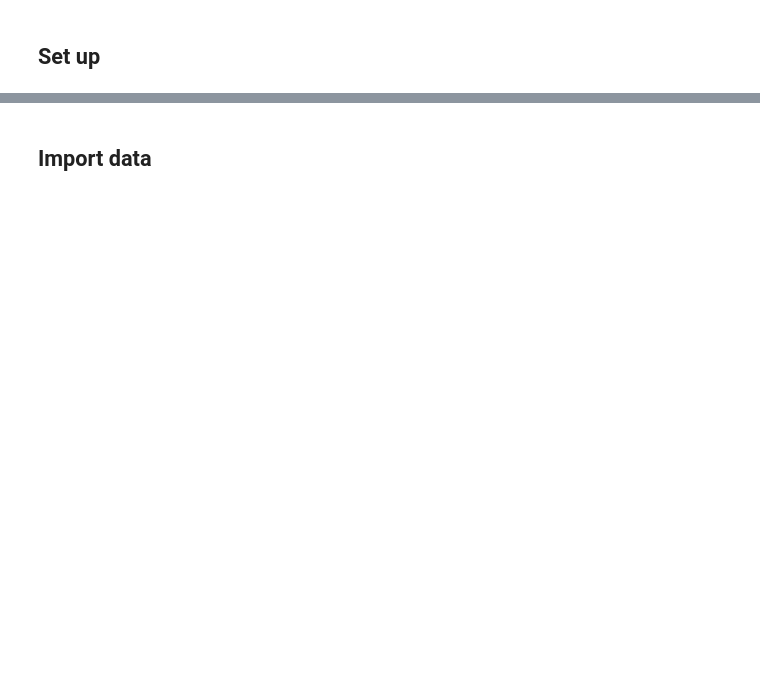
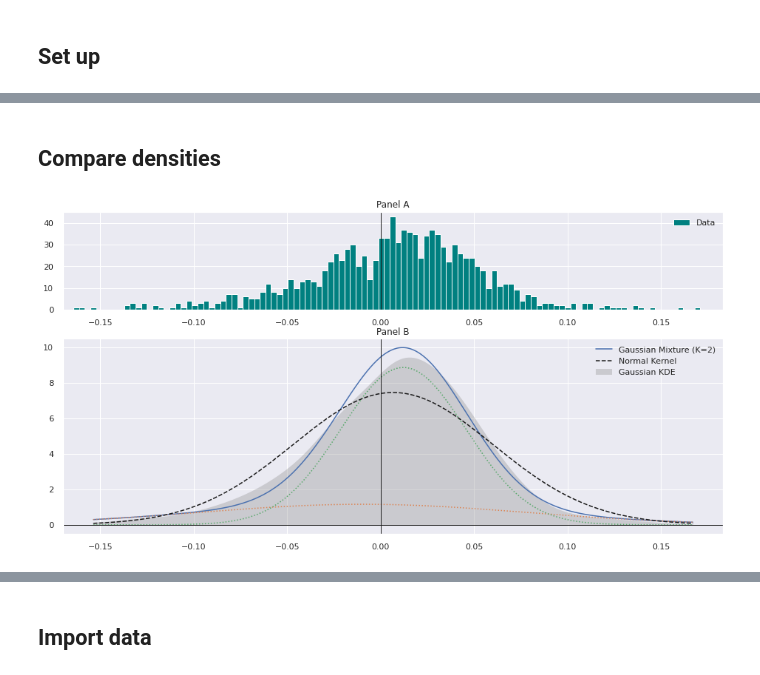
Before and after one commit to felixbrunner/hmm-real-vol, a Jupyter notebook: notebooks/01 - framework_plots.ipynb, the cells around one changed output, grey strips where cells are left out. Cells and saved outputs as stored; diff of their text form; code cells hidden in the pictures; blank space fills up the shorter version.

```diff
--- a/notebooks/01 - framework_plots.ipynb
+++ b/notebooks/01 - framework_plots.ipynb
@@ -7,0 +34,3 @@
+# %%
+sns.set()
+sns.set(rc={'figure.figsize': (17, 6)})
@@ -7,0 +48,3 @@
+# %%
+s_daily = pd.read_pickle('../data/external/market_daily.pkl').set_obstype('return')
+s_monthly = pd.read_pickle('../data/external/market_monthly.pkl').set_obstype('return')
@@ -7,0 +57,4 @@
+# %%
+series = s_monthly
+# %% [markdown]
+## Compare densities
@@ -7,0 +93,43 @@
+# %%
+kde = fit_kernel_density_distrbution(series, method='silverman')
+mix2 = fit_gaussian_mixture_distribution(series, K=2)
+mix3 = fit_gaussian_mixture_distribution(series, K=3)
+mix4 = fit_gaussian_mixture_distribution(series, K=4)
+mix5 = fit_gaussian_mixture_distribution(series, K=5)
+mix8 = fit_gaussian_mixture_distribution(series, K=8)
+mix16 = fit_gaussian_mixture_distribution(series, K=16)
+mix32 = fit_gaussian_mixture_distribution(series, K=32)
+mix64 = fit_gaussian_mixture_distribution(series, K=64)
+normal = fit_normal_distribution(series)
+normal = fit_gaussian_mixture_distribution(series, K=1)
+# %%
+# plot
+from src.plots import plot_mixture_pdf, plot_mixture_components, plot_kernel_density, plot_fitted_normal
+
+#mix = hmm.get_mixture_distribution(state='steady_state')
+
+fig, axes = plt.subplots(2, 1, figsize=[16,8], gridspec_kw={'height_ratios': [1, 2]})
+
+ax = axes[1]
+plot_mixture_pdf(mix2, ax=ax, label='Gaussian Mixture (K=2)')
+plot_mixture_components(mix2, ax=ax)
+plot_kernel_density(series, ax=ax, label='Gaussian KDE', color='grey')
+plot_fitted_normal(series, ax=ax, linestyle='--', color='k', label='Normal Kernel')
+ax.axhline(0, color='k', linewidth=1)
+ax.axvline(0, color='k', linewidth=1)
+ax.set_title('Panel B')
+ax.legend()
+
+lim = ax.get_xlim()
+ax = axes[0]
+ax.set_xlim(lim)
+ax.hist(series,bins=series.count()//5, color='teal', label='Data')
+ax.axvline(0, color='k', linewidth=1)
+ax.set_title('Panel A')
+ax.legend()
+
+fig.savefig('../latex/figures/distribution_comparison.pdf', format='pdf', dpi=200, bbox_inches='tight')
+
+plt.show()
+# %% [output]
+[figure, added]
```
Also changed, not shown: parts of 20 cells of this notebook, 15 other files.
